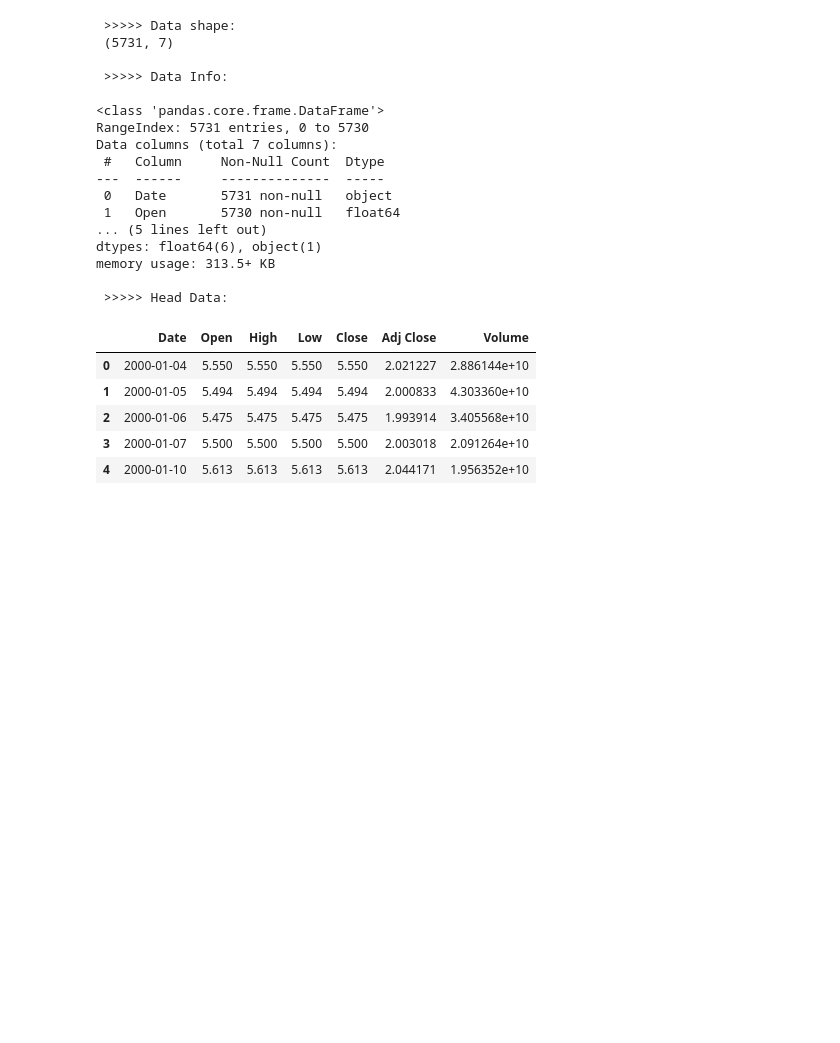
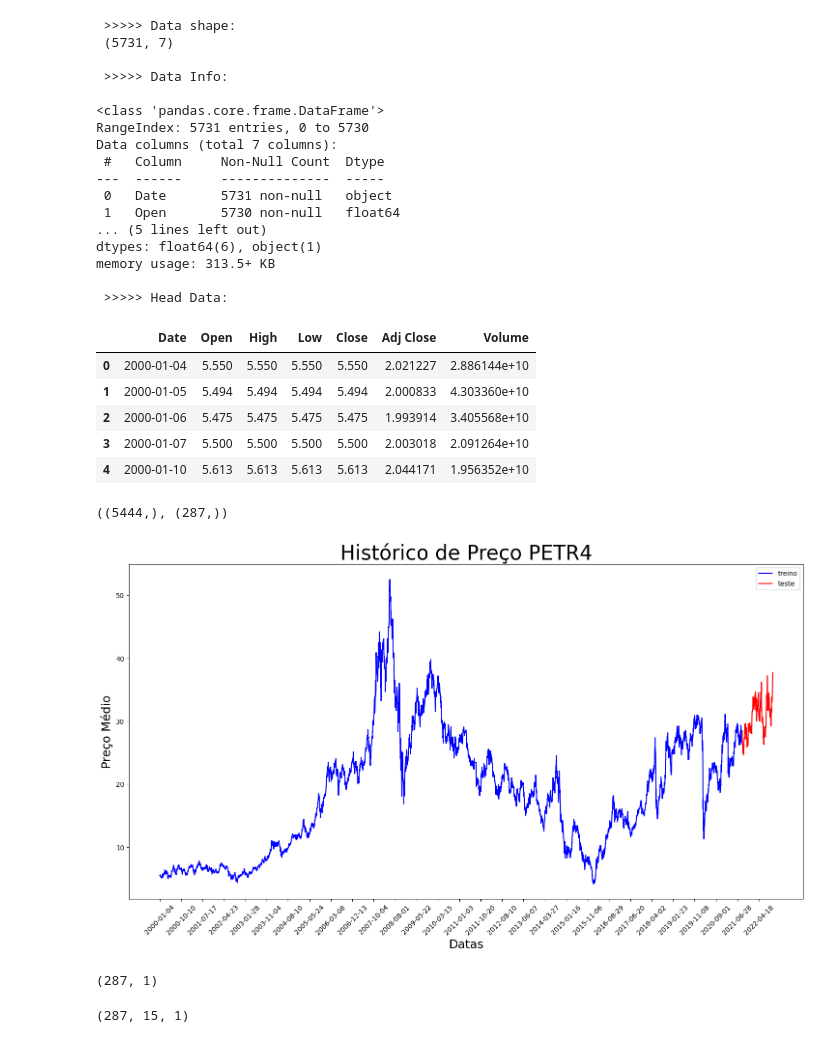
Before and after one commit to WesleyJw/Time-Series, a Jupyter notebook: ForecastPriceGE/GE_price_forecast.ipynb, the cells around one changed output. Drawn from its saved outputs; the diff is of its cells as text; code cells hidden in the pictures; blank space fills up the shorter version.

```diff
--- a/ForecastPriceGE/GE_price_forecast.ipynb
+++ b/ForecastPriceGE/GE_price_forecast.ipynb
@@ -286,3 +300,68 @@ memory usage: 313.5+ KB
 | 2 | 2000-01-06 | 5.475 | 5.475 | 5.475 | 5.475 | 1.993914 | 3.405568e+10 |
 | 3 | 2000-01-07 | 5.500 | 5.500 | 5.500 | 5.500 | 2.003018 | 2.091264e+10 |
 | 4 | 2000-01-10 | 5.613 | 5.613 | 5.613 | 5.613 | 2.044171 | 1.956352e+10 |
+# %%
+# Train, test and validation
+
+
+prices = data_br['Close']
+
+days_time_step = 15
+training_size = int(len(prices) * 0.95)
+test_size = len(prices) - training_size
+train_data, input_data = np.array(prices[0:training_size]), np.array(prices[training_size - days_time_step:])
+test_data = np.array(prices[training_size:])
+
+train_data.shape, test_data.shape
+# %% [output]
+((5444,), (287,))
+# %%
+plt.figure(figsize = (18,9))
+plt.plot(data_br['Close'].loc[0:train_data.shape[0]], color = 'blue', label = 'treino')
+plt.plot(data_br['Close'].loc[train_data.shape[0]:], color = 'red', label = 'teste')
+plt.xticks(range(0,data_br.shape[0],200), data_br['Date'].loc[::200], rotation=45)
+plt.xlabel('Datas', fontsize=18)
+plt.ylabel('Preço Médio', fontsize=18)
+plt.title("Histórico de Preço PETR4", fontsize=30)
+plt.legend()
+plt.show()
+# %% [output]
+[figure, added]
+# %%
+from sklearn.preprocessing import MinMaxScaler
+scaler = MinMaxScaler(feature_range=(0,1))
+train_data_norm = scaler.fit_transform(np.array(train_data).reshape(-1,1))
+test_data_norm = scaler.transform(np.array(input_data).reshape(-1,1))
+val_data_norm = scaler.transform(np.array(test_data).reshape(-1,1))
+
+val_data_norm.shape
+# %% [output]
+(287, 1)
+# %%
+# Pré-processamento (Gerando X e y)
+X_train, y_train = [], []
+for i in range(days_time_step, len(train_data)):
+    X_train.append(train_data_norm[i-days_time_step:i])
+    y_train.append(train_data_norm[i])
+
+#teste
+X_test = []
+for i in range(days_time_step, days_time_step + len(test_data)):
+    X_test.append(test_data_norm[i-days_time_step:i])
+
+#val
+X_val, y_val = [], []
+for i in range(days_time_step, len(test_data)):
+    X_val.append(val_data_norm[i-days_time_step:i])
+    y_val.append(val_data_norm[i])
+
+#converter tudo pra matriz numpy
+X_train = np.array(X_train)
+y_train = np.array(y_train)
+X_test = np.array(X_test)
+X_val = np.array(X_val)
+y_val = np.array(y_val)
+
+X_test.shape
+# %% [output]
+(287, 15, 1)
```
Also changed, not shown: parts of 9 cells of this notebook, 10 other files.
